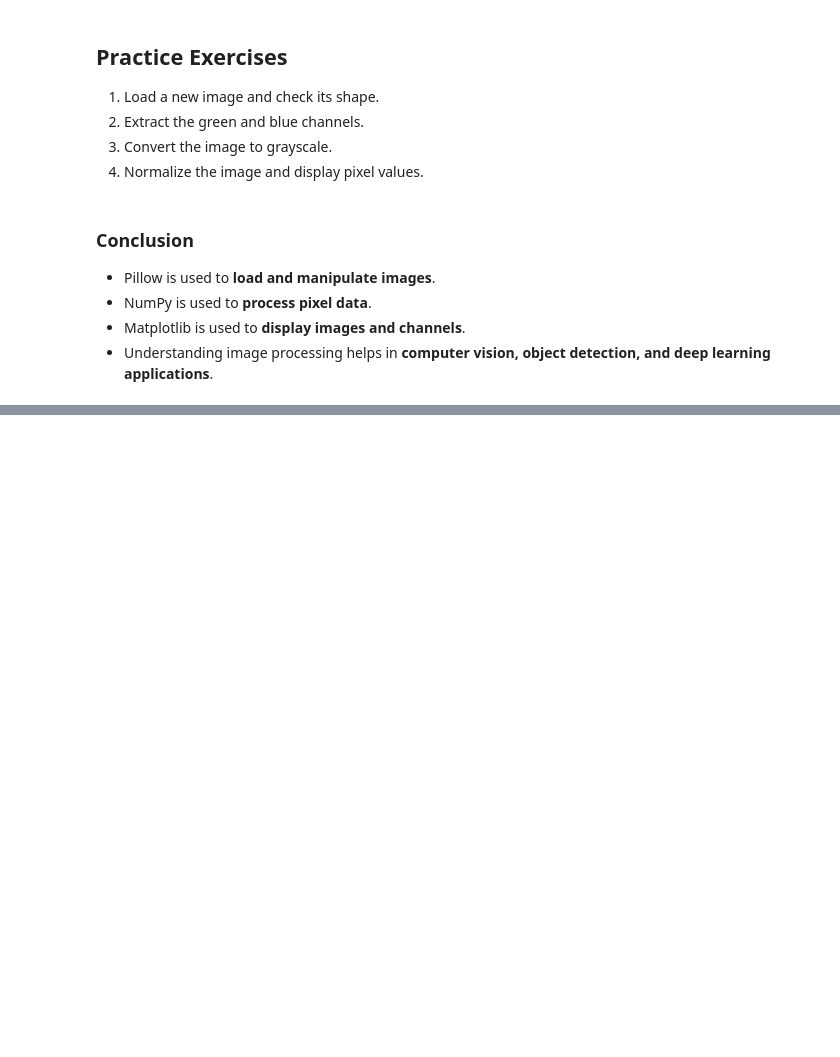
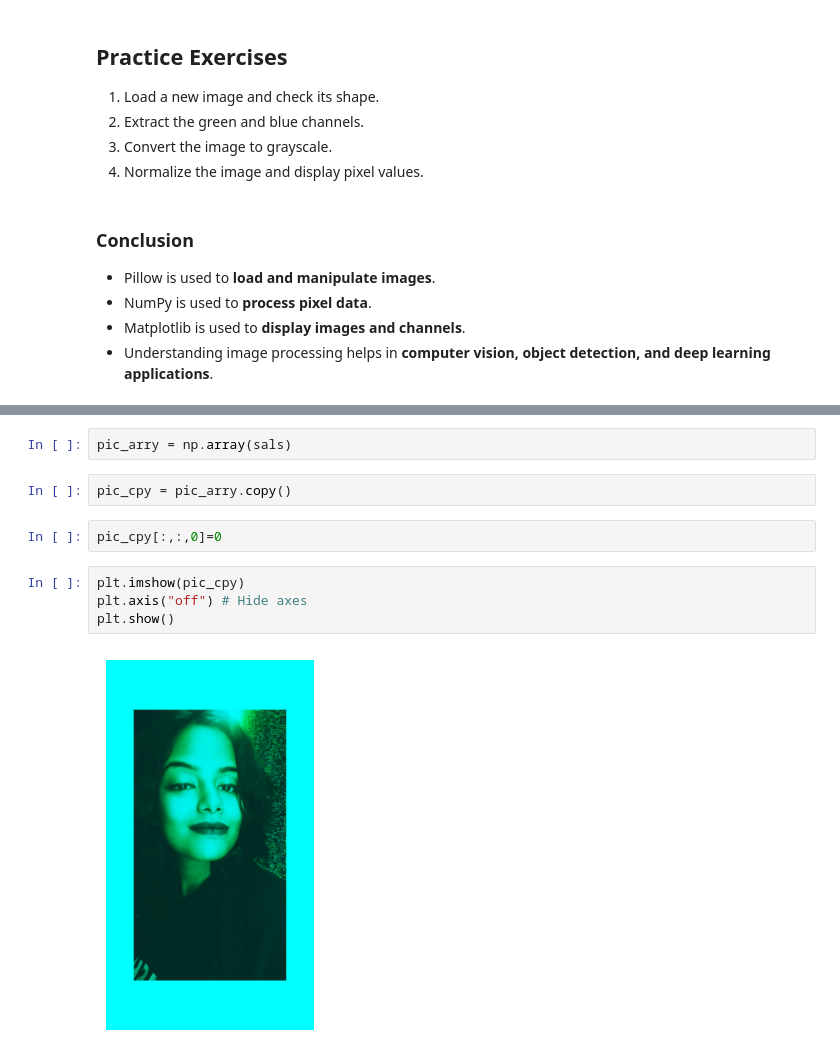
Before and after one commit to salzzyy/computer-vision-python, a Jupyter notebook: Numpy and Image Basics/images_and_numpy.ipynb, the cells around one changed output, grey strips where cells are left out. Saved outputs shown, nothing was run; the diff lists cells and outputs as text; blank space fills up the shorter version.

```diff
--- a/Numpy and Image Basics/images_and_numpy.ipynb
+++ b/Numpy and Image Basics/images_and_numpy.ipynb
@@ -133,0 +143,12 @@ Normalized Pixel Values: [[[0.24313725 0.29803922 0.06666667]
+# %%
+pic_arry = np.array(sals)
+# %%
+pic_cpy = pic_arry.copy()
+# %%
+pic_cpy[:,:,0]=0
+# %%
+plt.imshow(pic_cpy)
+plt.axis("off") # Hide axes
+plt.show()
+# %% [output]
+[figure, added]
```
Also changed, not shown: parts of 2 cells of this notebook, 1 other file.
